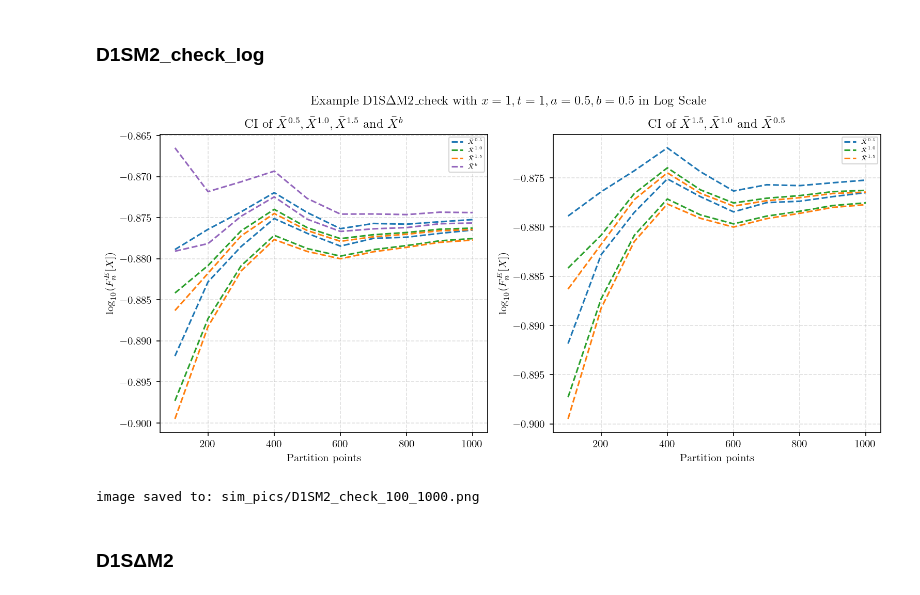
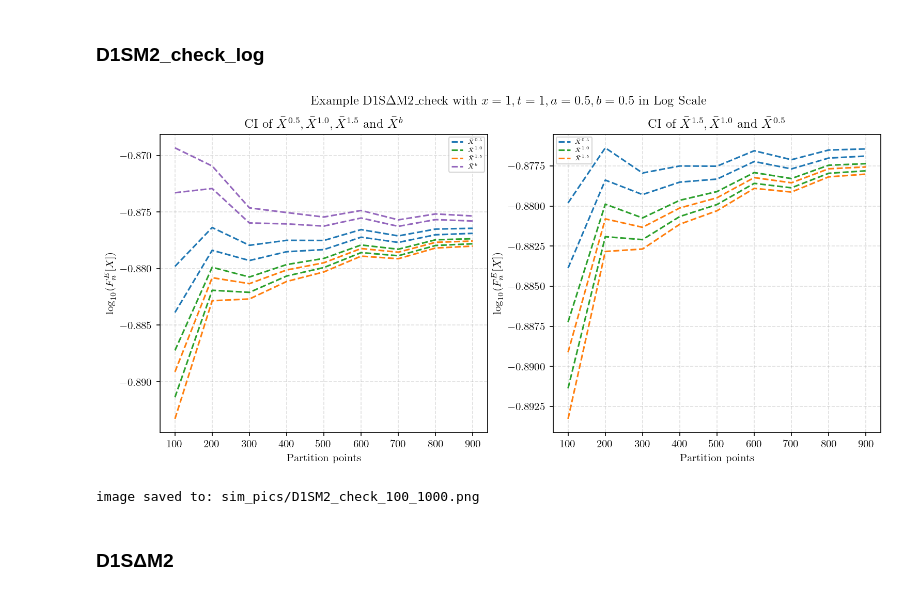
Before and after one commit to Andriyichenko/simulation, a Jupyter notebook: D1S/D1S_plot.ipynb, the cells around one changed output. Saved outputs shown, nothing was run; the diff lists cells and outputs as text; code cells hidden in the pictures.

```diff
--- a/D1S/D1S_plot.ipynb
+++ b/D1S/D1S_plot.ipynb
@@ -760 +760,41 @@ print("image saved to:", save_path)
 image saved to: sim_pics/D1SM2_check_100_1000_subplot.png
+# %%
+#Var_D1SM2_check_100_1000 plot with confidence intervals
+#信頼区間公式 \bar{X} ± z * (s/√n)
+# ここで、\bar{X}は標本平均、zは信頼水準、sは標本標準偏差(SD)、nはサンプルサイズ(SS),(s/√n)は標準誤差(SE)
+import pandas as pd
+import matplotlib.pyplot as plt
+import numpy as np
+from scipy.stats import norm
+from pathlib import Path
+plt.rcParams['font.family'] = 'Hiragino Sans'  # 図のフォント設定
+save_dir = Path("sim_pics")# フォルダー保存先
+save_dir.mkdir(exist_ok=True)
+
+save_path = save_dir / "D1SM2_check_100_1000_var.png" #画像保存パス
+
+df2 = pd.read_csv("../data_source/D1SM2_check_100_1000_data.csv")
+
+A_up_df2     = df2['E']
+Am_up_df2    = df2['Em']
+A15_up_df2   = df2['E_1_5']
+Axb_up_df2   = df2['Eb']
+
+
+# グラフを描画
+plt.figure(figsize=(8, 5), dpi=150)  # dpi とは Dots Per Inch を意味する
+plt.plot(df2["points"], A_up_df2, linestyle="--", color="#1f77b4", label=r"$\bar{X}^{0.5}$")
+plt.plot(df2["points"], Am_up_df2, linestyle="--", color="#2ca02c", label=r"$\bar{X}^{1.0}$ ")
+plt.plot(df2["points"], A15_up_df2, linestyle="--", color="#ff7f0e", label=r"$\bar{X}^{1.5}$ ")
+plt.plot(df2["points"], Axb_up_df2, linestyle="--", color="#9467bd", label=r"$\bar{X}^{b}$ ")
+
+
+plt.title(r'Var of Example D1SM2 with $x=1,t=1,a=0.5,b=0.5$')
+plt.xlabel("Partition points")
+plt.ylabel(r"$Var$ ")
+plt.grid(True, linestyle="--", alpha=0.4)
+plt.legend(fontsize=5.5, loc='best')
+plt.tight_layout()  # 自動的にレイアウトを調整する
+plt.savefig(save_path, dpi=250, bbox_inches='tight')
+plt.show()
+print("image saved to:", save_path)
@@ -781,7 +824,7 @@ def conf_level(a):  # aは信頼度であり、ex:a=0.95なら95%信頼区間
     z = norm.ppf(1 - alpha / 2)
     return z
 
-df2 = pd.read_csv("../data_source/D1SΔM2_check_100_1000_data.csv")
+df2 = pd.read_csv("../data_source/D1SM2_check_100_1000_data.csv")
 # z信頼水準の計算,aは信頼度であり、ex:a=0.95なら95%信頼区間
 a = 0.95
 z = conf_level(a)
@@ -792,7 +835,7 @@ A15_std_df2 = np.sqrt(df2['E_1_5'])  # A_1_5の標本標準偏差(SD)
 std_lim = np.sqrt(df2['Eb'])     # A_bの標本標準偏差(SD)
 
 
-paths = 100 * (df2['points'] ** 2)
+paths = 1000 * (df2['points'] ** 2)
 
 # Standard errors of sample means
 A_se_df2     = A_std_df2   / np.sqrt(paths)
@@ -839,34 +882,34 @@ ax1.plot(df2["points"], lim_up_df3_log,  linestyle="--", color="#9467bd", label=
 ax1.plot(df2["points"], lim_low_df3_log, linestyle="--", color="#9467bd")
 
 ax1.set_title(r'CI of $\bar{X}^{0.5}, \bar{X}^{1.0}, \bar{X}^{1.5}$ and $\bar{X}^{b}$')
 ax1.set_xlabel("Partition points")
 ax1.set_ylabel(r"$\log_{10}(F^{E}_{n}[X])$")
 ax1.grid(True, linestyle="--", alpha=0.4)
 ax1.legend(fontsize=5.5, loc='best')
 
 # ===== 右側の図：指定された4本の線の図 =====
 ax2 = axes[1]
 ax2.plot(df2["points"], A_up_df2_log,  linestyle="--", color="#1f77b4", label=r"$\bar{X}^{0.5}$")
 ax2.plot(df2["points"], A_low_df2_log, linestyle="--", color="#1f77b4")
 ax2.plot(df2["points"], Am_up_df2_log,  linestyle="--", color="#2ca02c", label=r"$\bar{X}^{1.0}$")
 ax2.plot(df2["points"], Am_low_df2_log, linestyle="--", color="#2ca02c")
 ax2.plot(df2["points"], A15_up_df2_log,  linestyle="--", color="#ff7f0e", label=r"$\bar{X}^{1.5}$")
 ax2.plot(df2["points"], A15_low_df2_log, linestyle="--", color="#ff7f0e")
 
 
 ax2.set_title(r'CI of $\bar{X}^{1.5},\bar{X}^{1.0}$ and $\bar{X}^{0.5}$')
 ax2.set_xlabel("Partition points")
 ax2.set_ylabel(r"$\log_{10}(F^{E}_{n}[X])$")
 ax2.grid(True, linestyle="--", alpha=0.4)
 ax2.legend(fontsize=5.5, loc='best')
 
 # 全体タイトル（必要なら）
 fig.suptitle(r'Example D1S$\Delta$M2_check with $x=1,t=1,a=0.5,b=0.5$ in Log Scale')
 plt.savefig(save_path, dpi=250, bbox_inches='tight')
 plt.show()
 print("image saved to:", save_path)
 # %% [output]
-[figure, old version]
+[figure, new version]
 image saved to: sim_pics/D1SM2_check_100_1000.png
 # %% [markdown]
 ### D1SΔM2
```
Also changed, not shown: parts of 3 cells of this notebook, 20 other files.
